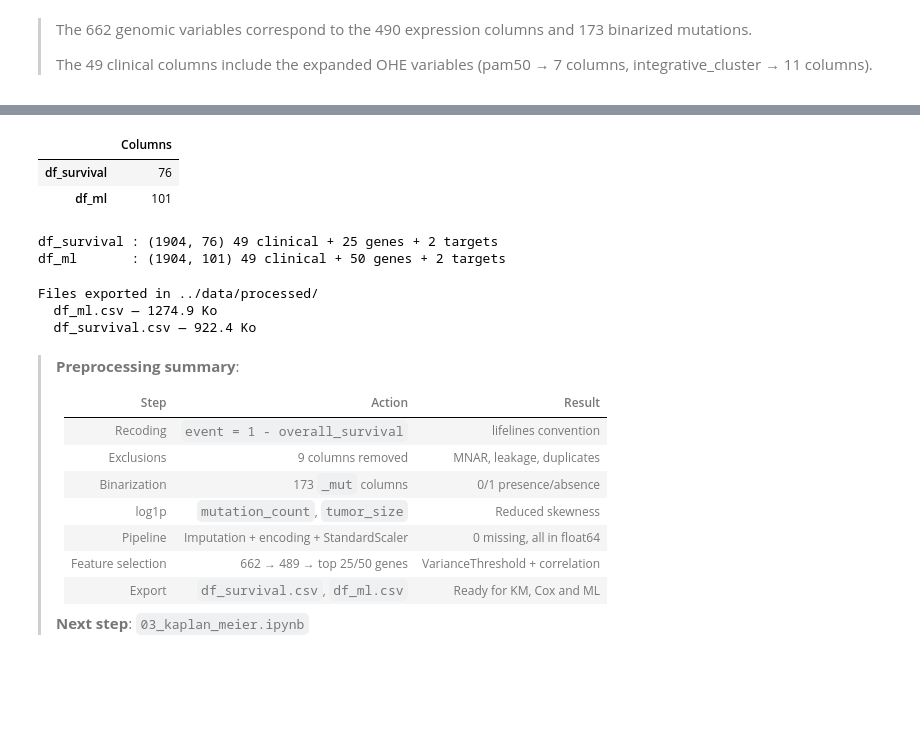
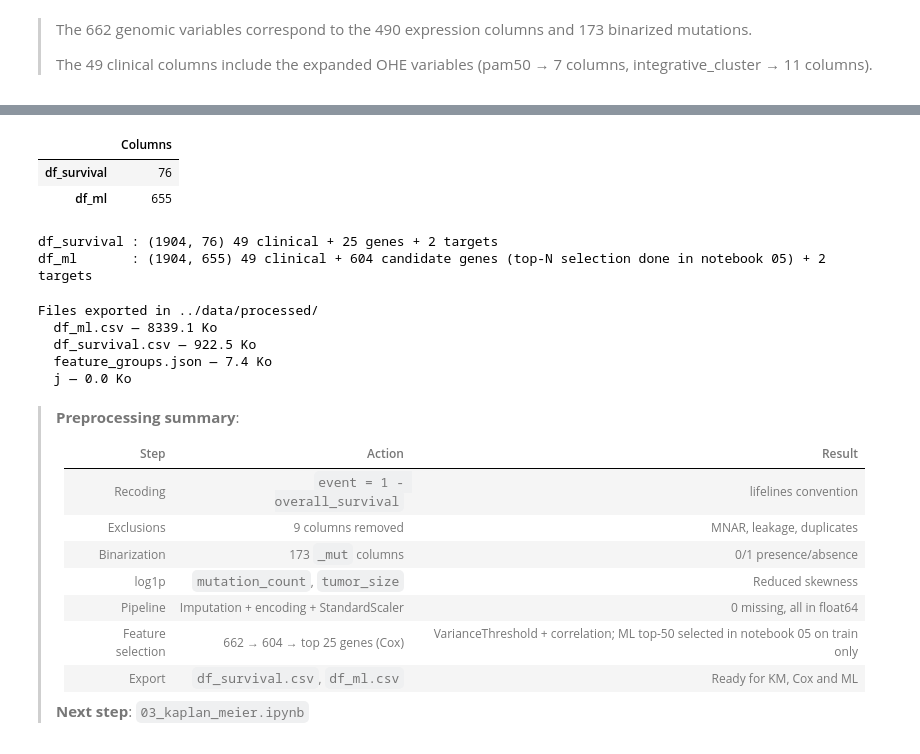
Before and after one commit to juliettebm/METABRIC-Breast-Cancer-Survival-Analysis-Machine-Learning, a Jupyter notebook: notebooks/02_preprocessing.ipynb, the cells around one changed output, grey strips where cells are left out. Saved outputs shown, nothing was run; the diff lists cells and outputs as text; code cells hidden in the pictures; blank space fills up the shorter version.

```diff
--- a/notebooks/02_preprocessing.ipynb
+++ b/notebooks/02_preprocessing.ipynb
@@ -427,6 +428,12 @@ Check: 713 / 713
 >
 > The 49 clinical columns include
 > the expanded OHE variables (pam50 → 7 columns, integrative_cluster → 11 columns).
+# %%
+# Genomic block and selection size for the survival (Cox) dataframe.
+# For the ML dataframe, gene selection is NOT done here: it depends on the target
+# and is therefore performed on the training set only, in notebook 05.
+TOP_N_SURVIVAL = 25
+df_genomic = df_clean[genomic_cols_clean]
 # %%
 # ── 2. Filter 1: VarianceThreshold ──────────────────────────────
 
@@ -451,6 +458,7 @@ correlations = df_clean[cols_var].apply(
 correlations_abs = correlations.abs().sort_values(ascending=False)
 
 top5_corr = correlations_abs.head(5).rename("Top 5 correlation")
+top_genomic_survival = correlations_abs.head(TOP_N_SURVIVAL).index.tolist()
 
 display(top5_corr.to_frame().round(2))
 
@@ -461,13 +469,13 @@ display(pd.DataFrame({
         "Initial genomic variables",
         "After VarianceThreshold",
         "Selected for Cox",
-        "Selected for ML"
+        "Candidate pool for ML (selected in notebook 05, train only)"
     ],
     "Variables": [
         len(genomic_cols_clean),
         len(cols_var),
         TOP_N_SURVIVAL,
-        TOP_N_ML
+        len(cols_var)
     ]
 }))
 # %% [output]
@@ -512,23 +520,23 @@ directly in the next notebooks.
 # %%
 # ── Dataframes reconstruction
 colonnes_survival = clinical_cols_clean + top_genomic_survival + target_cols_clean
-colonnes_ml       = clinical_cols_clean + top_genomic_ml + target_cols_clean
+colonnes_ml       = clinical_cols_clean + cols_var + target_cols_clean  # all variance-filtered genes
 
 df_survival = df_clean[colonnes_survival].copy()
 df_ml = df_clean[colonnes_ml].copy()
 
 display(pd.DataFrame({
         "Columns": [df_survival.shape[1], df_ml.shape[1]]
 }, index=["df_survival", "df_ml"]))
 
 print(f"df_survival : {df_survival.shape} {len(clinical_cols_clean)} clinical + {len(top_genomic_survival)} genes + {len(target_cols_clean)} targets")
-print(f"df_ml       : {df_ml.shape} {len(clinical_cols_clean)} clinical + {len(top_genomic_ml)} genes + {len(target_cols_clean)} targets")
+print(f"df_ml       : {df_ml.shape} {len(clinical_cols_clean)} clinical + {len(cols_var)} candidate genes (top-N selection done in notebook 05) + {len(target_cols_clean)} targets")
 # %% [output]
 |  | Columns |
 | df_survival | 76 |
-| df_ml | 101 |
+| df_ml | 655 |
 df_survival : (1904, 76) 49 clinical + 25 genes + 2 targets
-df_ml       : (1904, 101) 49 clinical + 50 genes + 2 targets
+df_ml       : (1904, 655) 49 clinical + 604 candidate genes (top-N selection done in notebook 05) + 2 targets
 # %%
 # ── Export
 os.makedirs("../data/processed", exist_ok=True)
@@ -536,14 +544,21 @@ os.makedirs("../data/processed", exist_ok=True)
 df_survival.to_csv("../data/processed/df_survival.csv", index=False)
 df_ml.to_csv("../data/processed/df_ml.csv",       index=False)
 
+# Column groups, so notebook 05 can select genes on the training set only
+import json
+with open("../data/processed/feature_groups.json", "w") as fh:
+    json.dump({"clinical": clinical_cols_clean, "genes": cols_var}, fh)
+
 print(f"\nFiles exported in ../data/processed/")
 for f in os.listdir("../data/processed/"):
     size = os.path.getsize(f"../data/processed/{f}") / 1024
     print(f"  {f} — {size:.1f} Ko")
 # %% [output]
 Files exported in ../data/processed/
-  df_ml.csv — 1274.9 Ko
-  df_survival.csv — 922.4 Ko
+  df_ml.csv — 8339.1 Ko
+  df_survival.csv — 922.5 Ko
+  feature_groups.json — 7.4 Ko
+  j — 0.0 Ko
 # %% [markdown]
 > **Preprocessing summary**:
 >
@@ -554,7 +569,7 @@ Files exported in ../data/processed/
 > | Binarization | 173 `_mut` columns | 0/1 presence/absence |
 > | log1p | `mutation_count`, `tumor_size` | Reduced skewness |
 > | Pipeline | Imputation + encoding + StandardScaler | 0 missing, all in float64 |
-> | Feature selection | 662 → 489 → top 25/50 genes | VarianceThreshold + correlation |
+> | Feature selection | 662 → 604 → top 25 genes (Cox) | VarianceThreshold + correlation; ML top-50 selected in notebook 05 on train only |
 > | Export | `df_survival.csv`, `df_ml.csv` | Ready for KM, Cox and ML |
 >
 > **Next step**: `03_kaplan_meier.ipynb`
```
Also changed, not shown: parts of 7 cells of this notebook, 23 other files.
